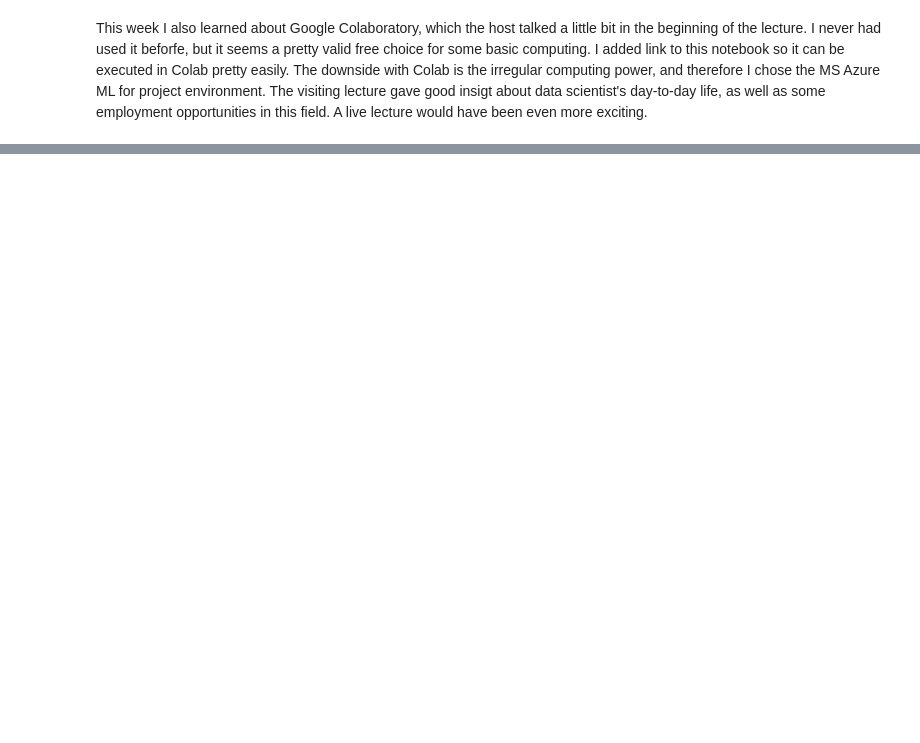
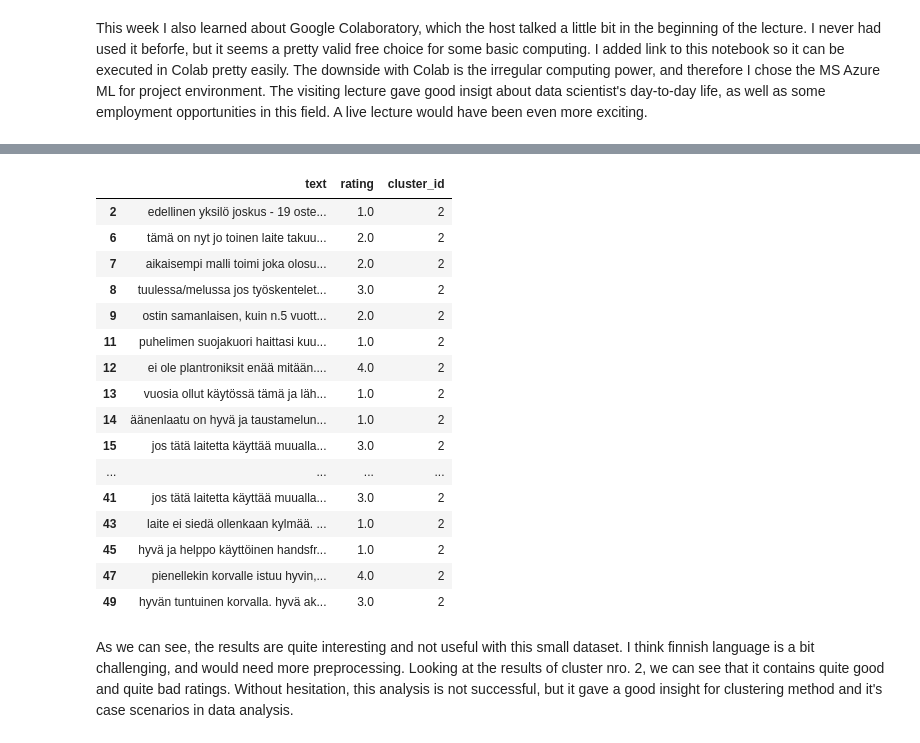
Before and after one commit to htaim/JODA2022, a Jupyter notebook: Oppimispaivakirja.ipynb, the cells around one changed output, grey strips where cells are left out. Cells and saved outputs as stored; diff of their text form; code cells hidden in the pictures; blank space fills up the shorter version.

```diff
--- a/Oppimispaivakirja.ipynb
+++ b/Oppimispaivakirja.ipynb
@@ -394,0 +576,23 @@ print("Data scraped with total of", len(dfRaw))
+# %%
+#Here is an example of data in cluster id 2
+dataDF[dataDF['cluster_id']==2]
+# %% [output]
+|  | text | rating | cluster_id |
+| 2 | edellinen yksilö joskus - 19 oste... | 1.0 | 2 |
+| 6 | tämä on nyt jo toinen laite takuu... | 2.0 | 2 |
+| 7 | aikaisempi malli toimi joka olosu... | 2.0 | 2 |
+| 8 | tuulessa/melussa jos työskentelet... | 3.0 | 2 |
+| 9 | ostin samanlaisen, kuin n.5 vuott... | 2.0 | 2 |
+| 11 | puhelimen suojakuori haittasi kuu... | 1.0 | 2 |
+| 12 | ei ole plantroniksit enää mitään.... | 4.0 | 2 |
+| 13 | vuosia ollut käytössä tämä ja läh... | 1.0 | 2 |
+| 14 | äänenlaatu on hyvä ja taustamelun... | 1.0 | 2 |
+| 15 | jos tätä laitetta käyttää muualla... | 3.0 | 2 |
+| ... | ... | ... | ... |
+| 41 | jos tätä laitetta käyttää muualla... | 3.0 | 2 |
+| 43 | laite ei siedä ollenkaan kylmää. ... | 1.0 | 2 |
+| 45 | hyvä ja helppo käyttöinen handsfr... | 1.0 | 2 |
+| 47 | pienellekin korvalle istuu hyvin,... | 4.0 | 2 |
+| 49 | hyvän tuntuinen korvalla. hyvä ak... | 3.0 | 2 |
+# %% [markdown]
+As we can see, the results are quite interesting and not useful with this small dataset. I think finnish language is a bit challenging, and would need more preprocessing. Looking at the results of cluster nro. 2, we can see that it contains quite good and quite bad ratings. Without hesitation, this analysis is not successful, but it gave a good insight for clustering method and it's case scenarios in data analysis.
```
Also changed, not shown: parts of 31 cells of this notebook, 1 other file.
